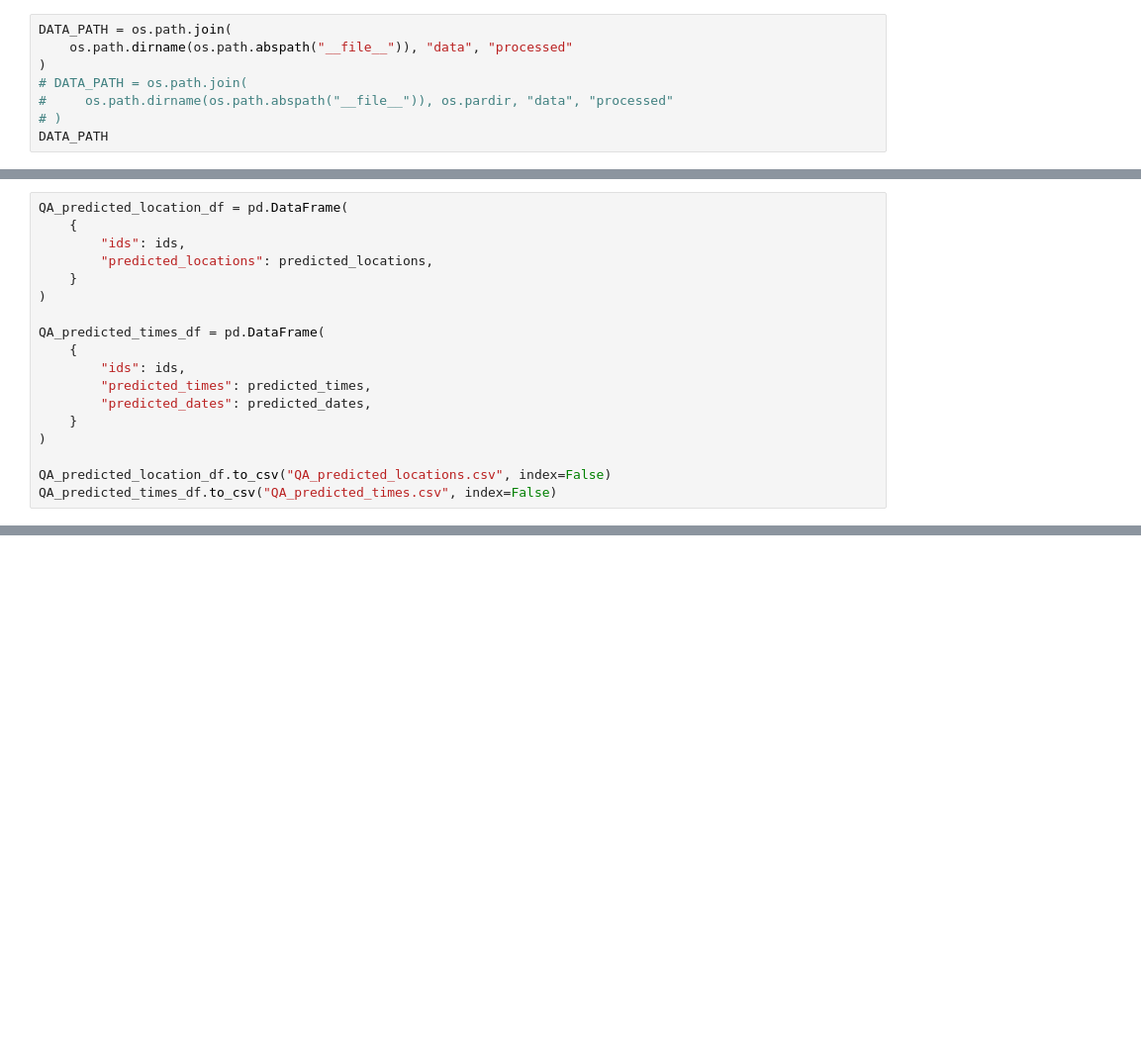
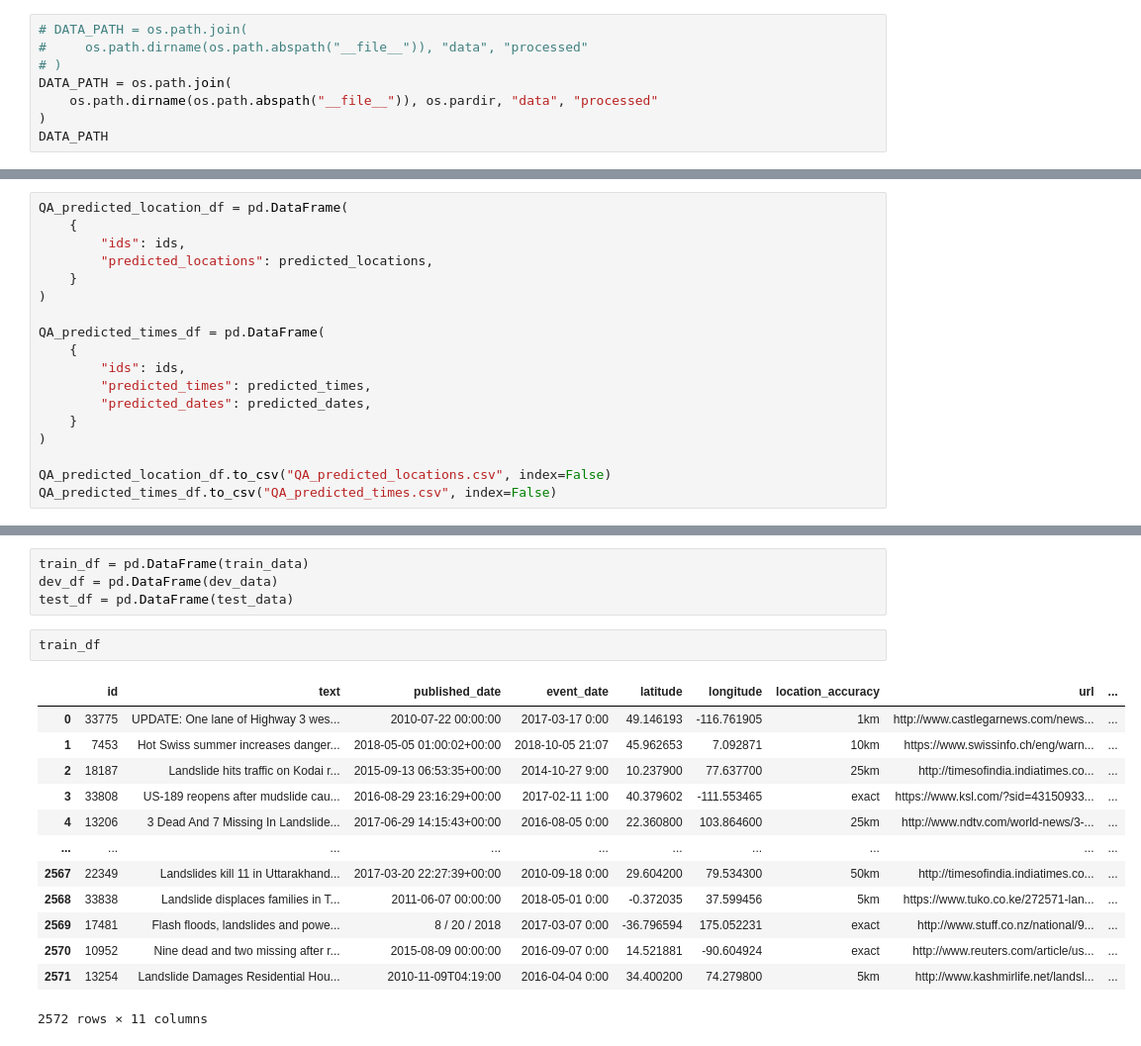
Before and after one commit to Sandrine2016/BGC-NASA-landslide-detection, a Jupyter notebook: notebooks/multi-task-learning-QA-squad-data.ipynb, the cells around one changed output, grey strips where cells are left out. Shown: that part at 99% size. Drawn from its saved outputs; the diff is of its cells as text; blank space fills up the shorter version.

```diff
--- a/notebooks/multi-task-learning-QA-squad-data.ipynb
+++ b/notebooks/multi-task-learning-QA-squad-data.ipynb
@@ -21,11 +21,11 @@ import sys
 sys.path.append(os.pardir)
 from src.bert_utils import *
 # %%
+# DATA_PATH = os.path.join(
+#     os.path.dirname(os.path.abspath("__file__")), "data", "processed"
+# )
 DATA_PATH = os.path.join(
-    os.path.dirname(os.path.abspath("__file__")), "data", "processed"
+    os.path.dirname(os.path.abspath("__file__")), os.pardir, "data", "processed"
 )
-# DATA_PATH = os.path.join(
-#     os.path.dirname(os.path.abspath("__file__")), os.pardir, "data", "processed"
-# )
 DATA_PATH
 # %% [output]
@@ -524,0 +913,20 @@ QA_predicted_times_df.to_csv("QA_predicted_times.csv", index=False)
+# %%
+train_df = pd.DataFrame(train_data)
+dev_df = pd.DataFrame(dev_data)
+test_df = pd.DataFrame(test_data)
+# %%
+train_df
+# %% [output]
+|  | id | text | published_date | event_date | latitude | longitude | location_accuracy | url | ... |
+| 0 | 33775 | UPDATE: One lane of Highway 3 wes... | 2010-07-22 00:00:00 | 2017-03-17 0:00 | 49.146193 | -116.761905 | 1km | http://www.castlegarnews.com/news... | ... |
+| 1 | 7453 | Hot Swiss summer increases danger... | 2018-05-05 01:00:02+00:00 | 2018-10-05 21:07 | 45.962653 | 7.092871 | 10km | https://www.swissinfo.ch/eng/warn... | ... |
+| 2 | 18187 | Landslide hits traffic on Kodai r... | 2015-09-13 06:53:35+00:00 | 2014-10-27 9:00 | 10.237900 | 77.637700 | 25km | http://timesofindia.indiatimes.co... | ... |
+| 3 | 33808 | US-189 reopens after mudslide cau... | 2016-08-29 23:16:29+00:00 | 2017-02-11 1:00 | 40.379602 | -111.553465 | exact | https://www.ksl.com/?sid=43150933... | ... |
+| 4 | 13206 | 3 Dead And 7 Missing In Landslide... | 2017-06-29 14:15:43+00:00 | 2016-08-05 0:00 | 22.360800 | 103.864600 | 25km | http://www.ndtv.com/world-news/3-... | ... |
+| ... | ... | ... | ... | ... | ... | ... | ... | ... | ... |
+| 2567 | 22349 | Landslides kill 11 in Uttarakhand... | 2017-03-20 22:27:39+00:00 | 2010-09-18 0:00 | 29.604200 | 79.534300 | 50km | http://timesofindia.indiatimes.co... | ... |
+| 2568 | 33838 | Landslide displaces families in T... | 2011-06-07 00:00:00 | 2018-05-01 0:00 | -0.372035 | 37.599456 | 5km | https://www.tuko.co.ke/272571-lan... | ... |
+| 2569 | 17481 | Flash floods, landslides and powe... | 8 / 20 / 2018 | 2017-03-07 0:00 | -36.796594 | 175.052231 | exact | http://www.stuff.co.nz/national/9... | ... |
+| 2570 | 10952 | Nine dead and two missing after r... | 2015-08-09 00:00:00 | 2016-09-07 0:00 | 14.521881 | -90.604924 | exact | http://www.reuters.com/article/us... | ... |
+| 2571 | 13254 | Landslide Damages Residential Hou... | 2010-11-09T04:19:00 | 2016-04-04 0:00 | 34.400200 | 74.279800 | 5km | http://www.kashmirlife.net/landsl... | ... |
+2572 rows × 11 columns
```
Also changed, not shown: parts of 57 cells of this notebook, 42 other files.
